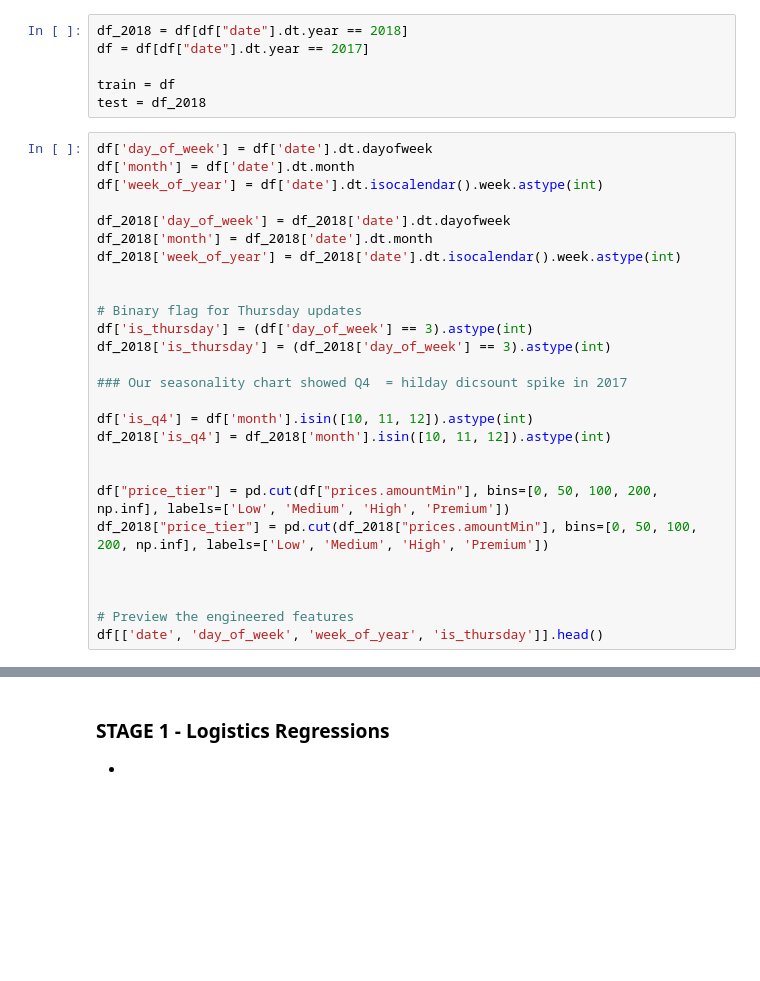
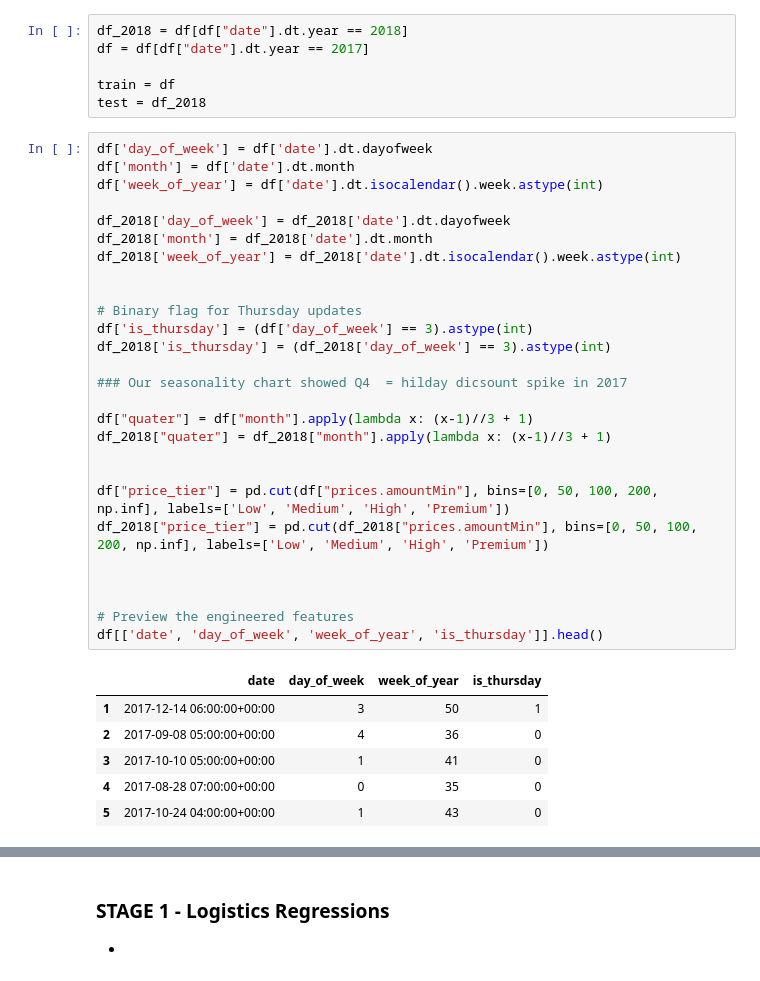
Before and after one commit to dealcatcher/jupyter-lab-models, a Jupyter notebook: two-stage-model.ipynb, the cells around one changed output, grey strips where cells are left out. Cells and saved outputs as stored; diff of their text form; blank space fills up the shorter version.

```diff
--- a/two-stage-model.ipynb
+++ b/two-stage-model.ipynb
@@ -68,27 +68,34 @@ test = df_2018
 # %%
 df['day_of_week'] = df['date'].dt.dayofweek
 df['month'] = df['date'].dt.month
 df['week_of_year'] = df['date'].dt.isocalendar().week.astype(int)
 
 df_2018['day_of_week'] = df_2018['date'].dt.dayofweek
 df_2018['month'] = df_2018['date'].dt.month
 df_2018['week_of_year'] = df_2018['date'].dt.isocalendar().week.astype(int)
 
 
 # Binary flag for Thursday updates
 df['is_thursday'] = (df['day_of_week'] == 3).astype(int)
 df_2018['is_thursday'] = (df_2018['day_of_week'] == 3).astype(int)
 
 ### Our seasonality chart showed Q4  = hilday dicsount spike in 2017
 
-df['is_q4'] = df['month'].isin([10, 11, 12]).astype(int)
-df_2018['is_q4'] = df_2018['month'].isin([10, 11, 12]).astype(int)
+df["quater"] = df["month"].apply(lambda x: (x-1)//3 + 1)
+df_2018["quater"] = df_2018["month"].apply(lambda x: (x-1)//3 + 1)
 
 
 df["price_tier"] = pd.cut(df["prices.amountMin"], bins=[0, 50, 100, 200, np.inf], labels=['Low', 'Medium', 'High', 'Premium'])
 df_2018["price_tier"] = pd.cut(df_2018["prices.amountMin"], bins=[0, 50, 100, 200, np.inf], labels=['Low', 'Medium', 'High', 'Premium'])
 
 
 
 # Preview the engineered features
 df[['date', 'day_of_week', 'week_of_year', 'is_thursday']].head()
+# %% [output]
+|  | date | day_of_week | week_of_year | is_thursday |
+| 1 | 2017-12-14 06:00:00+00:00 | 3 | 50 | 1 |
+| 2 | 2017-09-08 05:00:00+00:00 | 4 | 36 | 0 |
+| 3 | 2017-10-10 05:00:00+00:00 | 1 | 41 | 0 |
+| 4 | 2017-08-28 07:00:00+00:00 | 0 | 35 | 0 |
+| 5 | 2017-10-24 04:00:00+00:00 | 1 | 43 | 0 |
```
Also changed, not shown: parts of 12 cells of this notebook, 10 other files.
